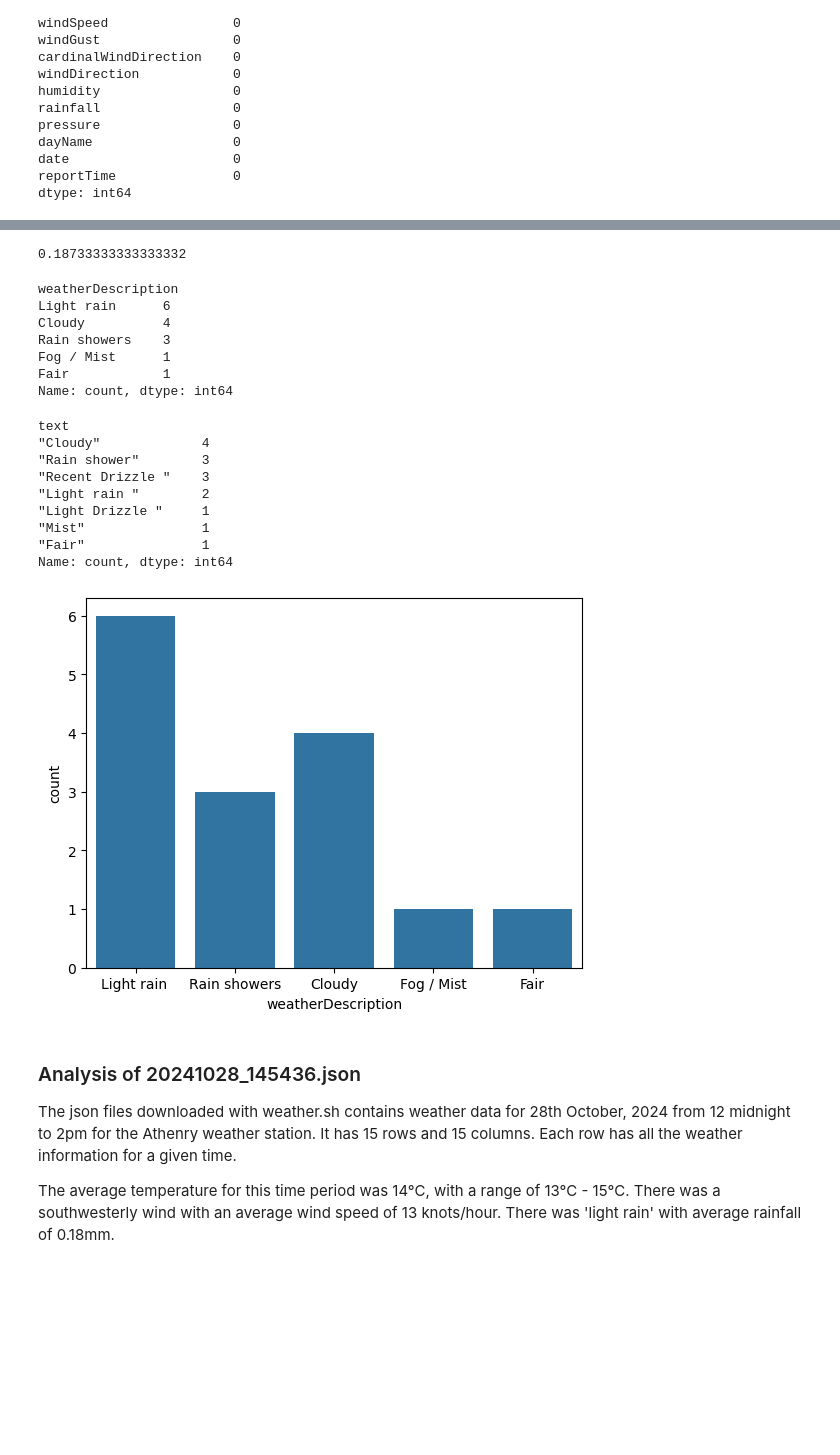
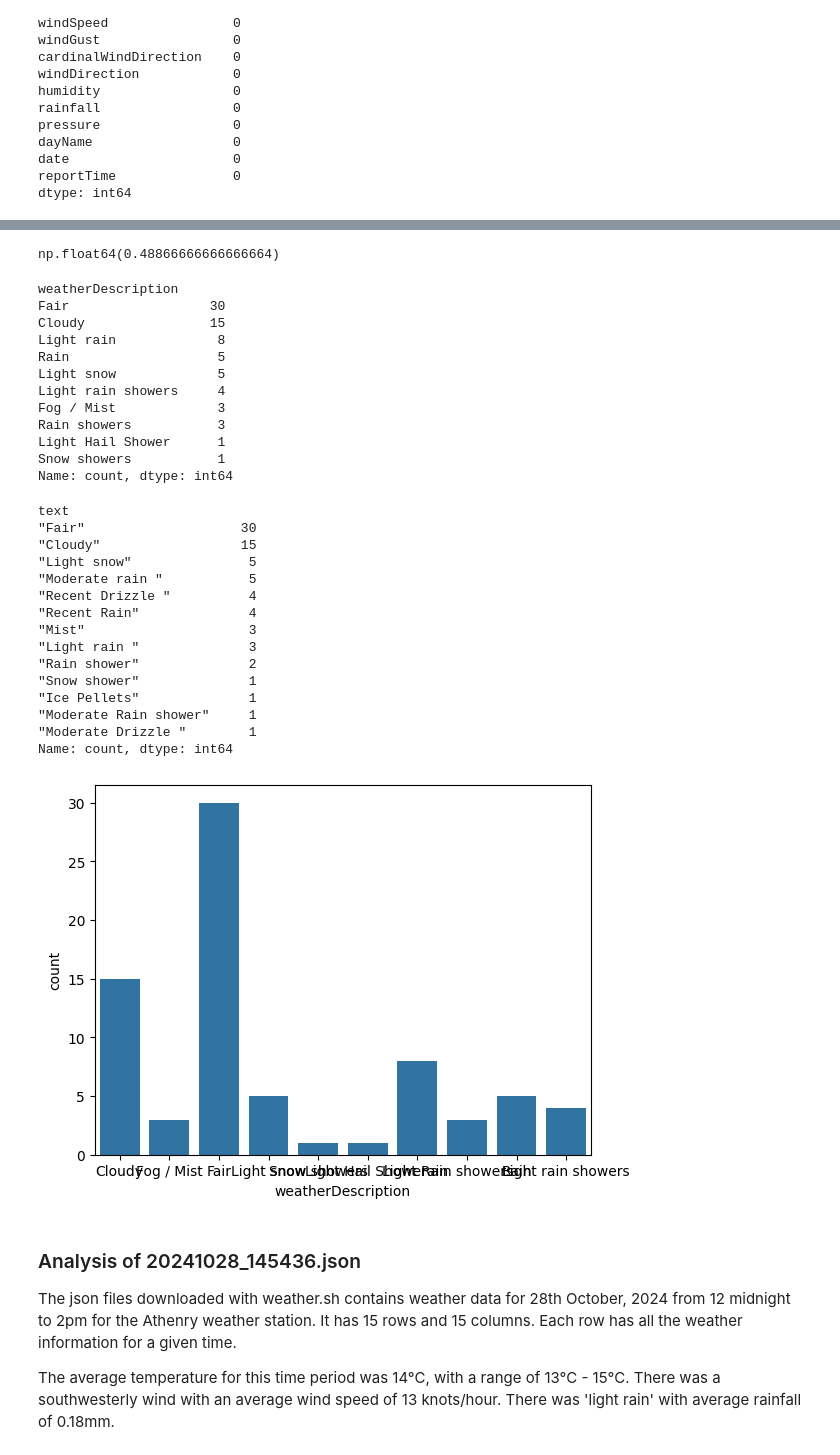
Before and after one commit to IreneKilgannon/Computer-Infrastructure, a Jupyter notebook: weather.ipynb, the cells around one changed output, grey strips where cells are left out. Saved outputs shown, nothing was run; the diff lists cells and outputs as text; code cells hidden in the pictures; blank space fills up the shorter version.

Commit message:
read and concatatenated 7 json files to analyse for task 9

````diff
--- a/weather.ipynb
+++ b/weather.ipynb
@@ -319,6 +320,0 @@ import datetime as dt
-# %%
-# Load the json file, 20241028_145436.json that was downloaded with weather.sh
-df = pd.read_json('data/weather/20241028_145436.json')
-
-# View the first 5 rows of the dataset
-df.head()
@@ -358,0 +331,16 @@ Figure out how to do it with this single file.
+# %%
+# Load the json weather files
+
+
+# Find the json files in the data/weather directory
+json_files = glob.glob('data/weather/????????_10*.json')
+
+# Create an empty dataframe to store the combined data
+weather_df = pd.DataFrame()
+
+# Loop through each json file and append its contents to the combined dataframe
+for json_file in json_files:
+    df = pd.read_json(json_file)
+    weather_df = pd.concat([weather_df, df], ignore_index= True)
+
+weather_df.head()
@@ -384,7 +381,7 @@ df['reportTime'] = df['reportTime'].strptime()
 ```
 # %%
 # Creating a new column with the date and time
-df['datetime'] = df['date'] + pd.to_timedelta(df['reportTime'] + ':00')
-df.head()
+weather_df['datetime'] = weather_df['date'] + pd.to_timedelta(weather_df['reportTime'] + ':00')
+weather_df.head()
 # %% [output]
 |  | name | temperature | symbol | weatherDescription | text | windSpeed | windGust | cardinalWindDirection | ... |
@@ -416,7 +393,7 @@ memory usage: 2.0+ KB
 # %%
-# Set the datetime column as the index.
-df =  df.set_index('datetime')
-df.head()
+# Set the datetime column as the index and sort it.
+weather_df =  weather_df.set_index('datetime').sort_index()
+weather_df.head()
 # %% [output]
 |  | name | temperature | symbol | weatherDescription | text | windSpeed | windGust | ... |
 | datetime |  |  |  |  |  |  |  | ... |
@@ -484,34 +457,45 @@ The range of reportTime column is 00:00 - 14:00
 # %%
-df['rainfall'].mean()
+weather_df['rainfall'].mean()
 # %% [output]
-0.18733333333333332
+np.float64(0.48866666666666664)
 # %%
-df['weatherDescription'].value_counts()
+weather_df['weatherDescription'].value_counts()
 # %% [output]
 weatherDescription
-Light rain      6
-Cloudy          4
-Rain showers    3
-Fog / Mist      1
-Fair            1
+Fair                  30
+Cloudy                15
+Light rain             8
+Rain                   5
+Light snow             5
+Light rain showers     4
+Fog / Mist             3
+Rain showers           3
+Light Hail Shower      1
+Snow showers           1
 Name: count, dtype: int64
 # %%
-df['text'].value_counts()
+weather_df['text'].value_counts()
 # %% [output]
 text
-"Cloudy"             4
-"Rain shower"        3
-"Recent Drizzle "    3
-"Light rain "        2
-"Light Drizzle "     1
-"Mist"               1
-"Fair"               1
+"Fair"                    30
+"Cloudy"                  15
+"Light snow"               5
+"Moderate rain "           5
+"Recent Drizzle "          4
+"Recent Rain"              4
+"Mist"                     3
+"Light rain "              3
+"Rain shower"              2
+"Snow shower"              1
+"Ice Pellets"              1
+"Moderate Rain shower"     1
+"Moderate Drizzle "        1
 Name: count, dtype: int64
 # %%
-sns.countplot(data=df, x ='weatherDescription')
+sns.countplot(data=weather_df, x ='weatherDescription')
 plt.show()
 # %% [output]
-[figure, old version]
+[figure, new version]
 # %% [markdown]
 ### Analysis of 20241028_145436.json
 
````
Also changed, not shown: parts of 20 cells of this notebook, 7 other files.
